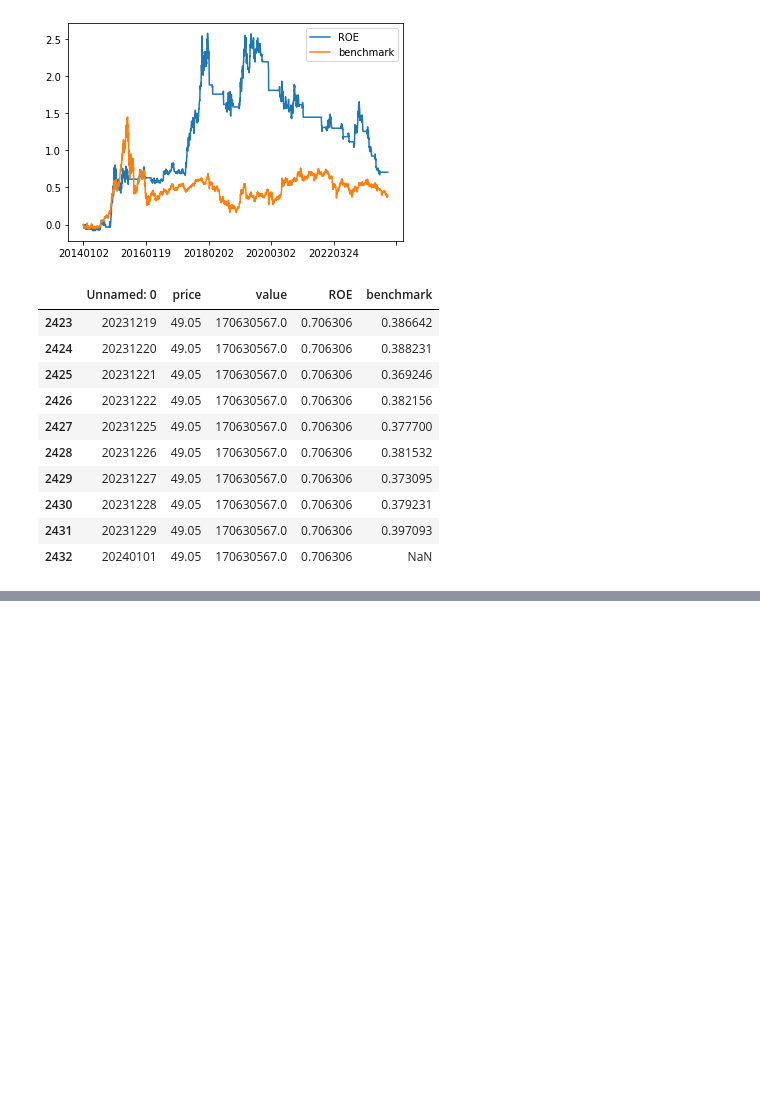
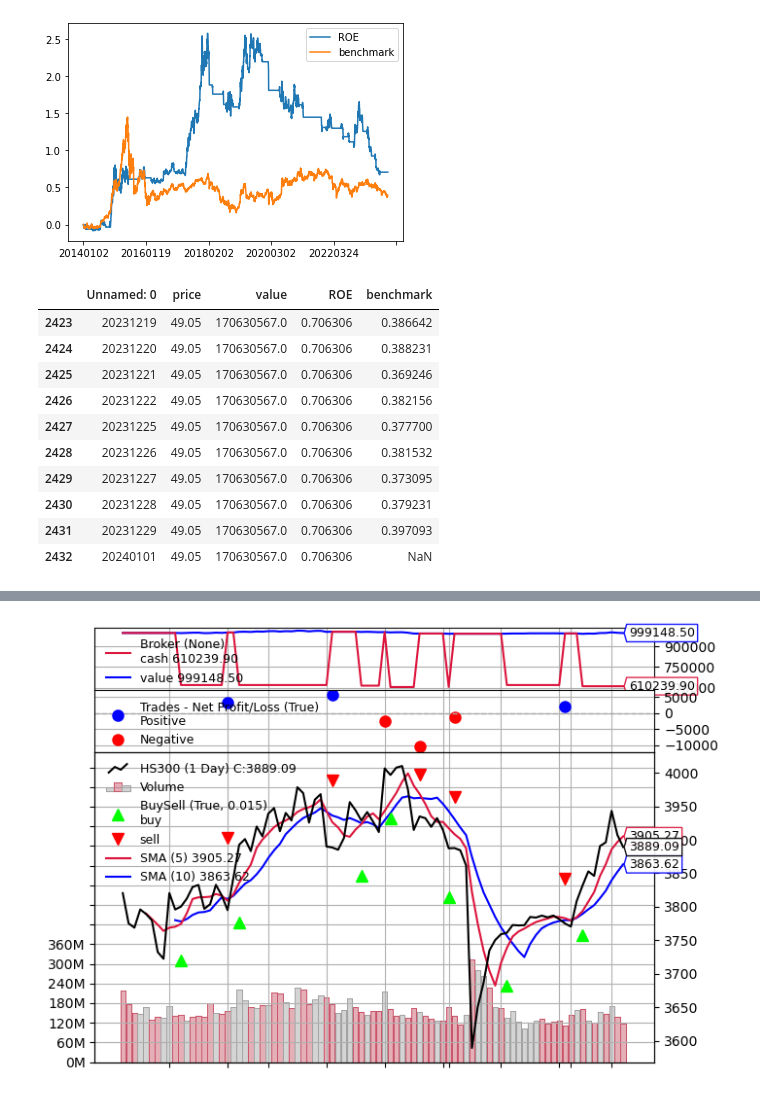
Before and after one commit to longmfe/MarsFinance, a Jupyter notebook: app/backtest.ipynb, the cells around one changed output, grey strips where cells are left out. Saved outputs shown, nothing was run; the diff lists cells and outputs as text; code cells hidden in the pictures; blank space fills up the shorter version.

```diff
--- a/app/backtest.ipynb
+++ b/app/backtest.ipynb
@@ -504,0 +512,87 @@ plt_df.tail(10)
+# %%
+%matplotlib inline
+import backtrader as bt
+from datetime import datetime
+import backtrader.indicators as btin
+import backtrader.talib as btta
+
+class MyStrategy(bt.Strategy):
+    # 设置自定义策略的params参数。
+    params = (('short', 5), ('long', 10))
+
+    # 定义初始化函数。
+    def __init__(self,a,b):
+        self.start_cash = self.broker.getcash()
+        print("回测框架开始运行，初始资金：",self.broker.getcash())
+        # 调用backtrader自带指标SMA。
+        self.bt_sma = btin.SMA(self.data, period=self.p.short)
+        # 调用talib指标SMA。
+        self.talib_sma = btta.SMA(self.data, timeperiod=self.p.long)
+        # 计算当前收盘价与前一日收盘价差数据序列
+        # 引入数据中整列数据序列与整列数据前一日数据序列的示例。
+        self.dif = self.data0.close-self.data0.close(-1)
+
+    # 定义next函数。
+    def next(self):
+        # 买入条件：①空仓；②短周期均线在长周期上方。
+        if not self.position:
+            # 引入指标数据当前值的示例。
+            # self.bt_sma内部有lines属性，lines属性内部有sam属性，lines可以省略，sam也可以被省略。
+            # self.talib_sma内部有lines属性，lines可以被省略。
+            # [0]表示当前值，如果是[-1]就表示前一日对应值。
+            if self.bt_sma.sma[0] > self.bt_sma.sma[-1]:
+                print(self.bt_sma.sma[0], self.bt_sma.sma[-1])
+                print(self.talib_sma.lines[0], self.talib_sma.lines[0])
+                # self.data0有lines属性，lines属性内部包括datetime、close等属性，lines可以省略。
+                print(f'买入日期：{self.data0.lines.datetime.date()}','\n',
+              f'当日之前2日收盘价：{self.datas[0].close[-2]}','\n',
+              f'当日之前1日收盘价：{self.datas[0].close[-1]}','\n',
+              f'当日收盘价：{self.datas[0].close[0]}', '\n',
+              f'当日收盘价与前1日收盘价差：{round(self.dif[0],2)}','\n')
+                # 数据切片引用示例：取前一日过去2日close数据，前一日包含在内。
+                print(f'发出买入信号当日前2日close值：{self.data.close.get(ago=-1,size=2)}')
+                # 执行买入操作。
+                self.buy()
+        # 卖出条件：①非空仓；②短周期均线在长周期下方。
+        if self.position:
+            if self.bt_sma.sma[0] < self.bt_sma.sma[-1]:
+                # 执行卖出操作。
+                print(f'卖出日期：{self.data0.lines.datetime.date()}','\n')
+                self.sell()
+
+# 创建Cerebro引擎对象。
+cerebro = bt.Cerebro()
+# 将数据添加到Cerebro引擎中。
+data = bt.feeds.GenericCSVData(
+    dataname='HS300.csv',
+    dtformat=('%Y%m%d'),
+    fromdate=datetime(2025, 1, 1),
+    todate=datetime(2025, 5, 19))
+cerebro.adddata(data)
+# 将策略添加到Cerebro引擎中。
+# my_strategy = MyStrategy(1,2)
+cerebro.addstrategy(MyStrategy,a=1,b=2)
+# 设置初始资金为100000元。
+cerebro.broker.setcash(1000000)
+# 调取回测设置初始资金存储至start_cash变量。
+start_cash = cerebro.broker.getcash()
+# 设置每次交易的股票数量为1000股。
+cerebro.addsizer(bt.sizers.FixedSize, stake=100)
+cerebro.addanalyzer(bt.analyzers.Returns)
+# 运行回测。
+results = cerebro.run()
+# 打印执行策略最终资产价值。
+print('策略终值：%.2f' % cerebro.broker.getvalue())
+# 调用回测结果中analyzer.returns的收益率值。
+returns_bt = results[0].analyzers.returns.get_analysis()['rtot']
+print(f'backtrader计算的收益率：{returns_bt:.2%}')
+
+# 手工计算回测后的收益率。
+final_portfolio_value = cerebro.broker.getvalue()
+initial_portfolio_value = start_cash
+returns_my = (final_portfolio_value - initial_portfolio_value) / initial_portfolio_value
+print(f'手工计算的收益率：{returns_my:.2%}')
+# 回测结果可视化输出（不显示成交量）。
+#cerebro.plot(volume=False)
+cerebro.plot(style='line',iplot=False)
+# %% [output]
@@ -504,0 +616 @@ plt_df.tail(10)
+[figure, added]
```
Also changed, not shown: parts of 7 cells of this notebook, 13 other files.
